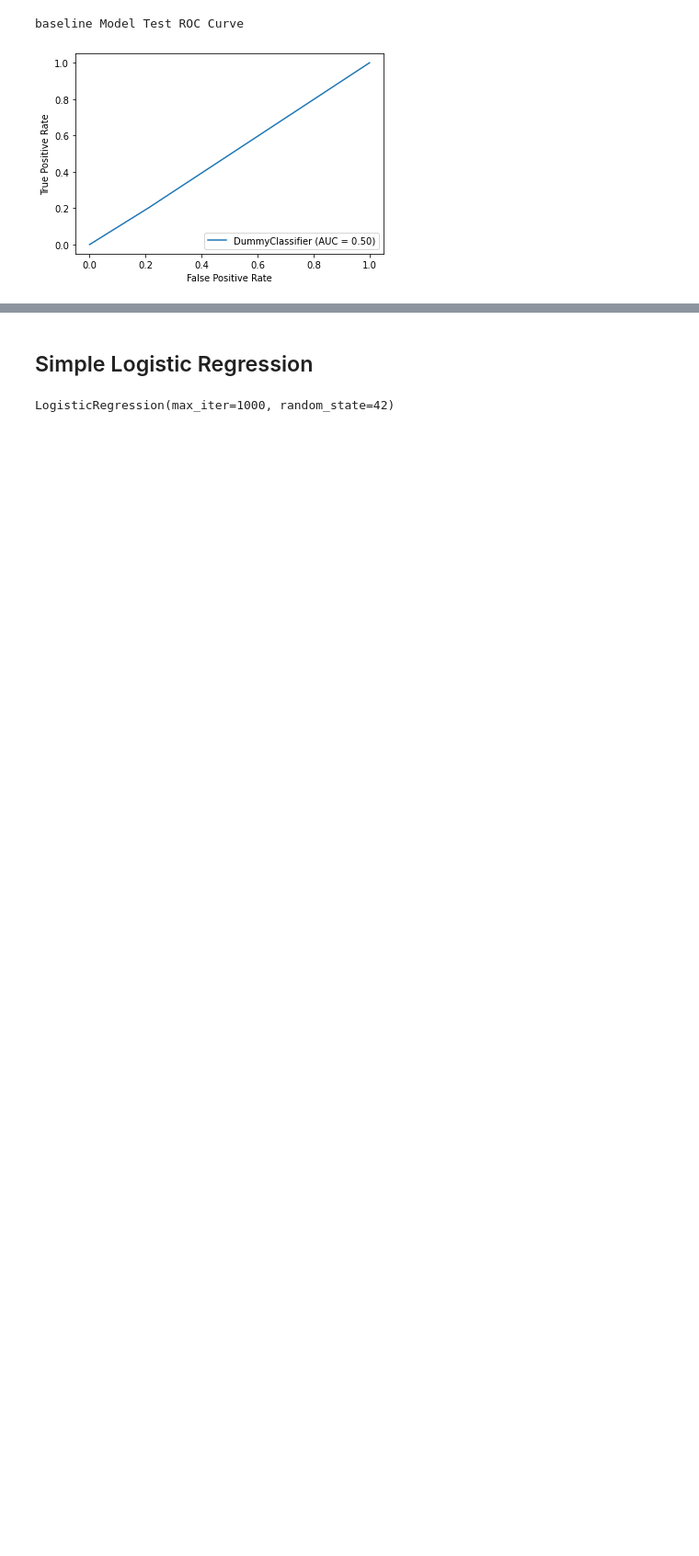
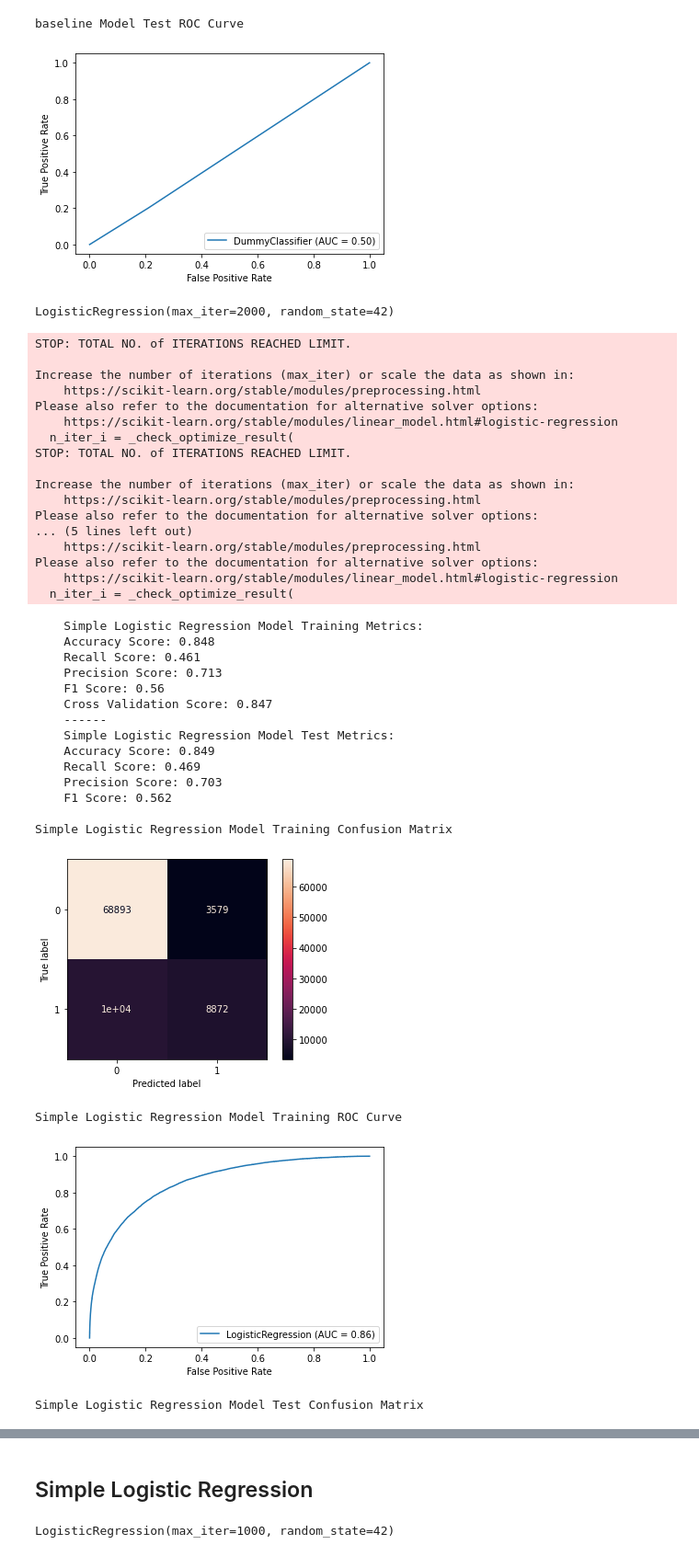
Before and after one commit to alpacanonymous/project3, a Jupyter notebook: StevenNotebook.ipynb, the cells around one changed output, grey strips where cells are left out. Shown at 92% size. Cells and saved outputs as stored; diff of their text form; code cells hidden in the pictures; blank space fills up the shorter version.

```diff
--- a/StevenNotebook.ipynb
+++ b/StevenNotebook.ipynb
@@ -246,3 +247,46 @@ baseline Model Test Confusion Matrix
 [figure]
 baseline Model Test ROC Curve
 [figure]
+# %%
+logreg_model= LogisticRegression(random_state=42, max_iter=2000)
+logreg_model.fit(X_train_KNNI, y_train)
+# %% [output]
+LogisticRegression(max_iter=2000, random_state=42)
+# %%
+model_metrics(logreg_model, X_train_KNNI, y_train, X_test_KNNI, y_test, 'Simple Logistic Regression')
+# %% [output]
+STOP: TOTAL NO. of ITERATIONS REACHED LIMIT.
+
+Increase the number of iterations (max_iter) or scale the data as shown in:
+    https://scikit-learn.org/stable/modules/preprocessing.html
+Please also refer to the documentation for alternative solver options:
+    https://scikit-learn.org/stable/modules/linear_model.html#logistic-regression
+  n_iter_i = _check_optimize_result(
+STOP: TOTAL NO. of ITERATIONS REACHED LIMIT.
+
+Increase the number of iterations (max_iter) or scale the data as shown in:
+    https://scikit-learn.org/stable/modules/preprocessing.html
+Please also refer to the documentation for alternative solver options:
+... (5 lines left out)
+    https://scikit-learn.org/stable/modules/preprocessing.html
+Please also refer to the documentation for alternative solver options:
+    https://scikit-learn.org/stable/modules/linear_model.html#logistic-regression
+  n_iter_i = _check_optimize_result(
+    Simple Logistic Regression Model Training Metrics:
+    Accuracy Score: 0.848
+    Recall Score: 0.461
+    Precision Score: 0.713
+    F1 Score: 0.56
+    Cross Validation Score: 0.847
+    ------
+    Simple Logistic Regression Model Test Metrics:
+    Accuracy Score: 0.849
+    Recall Score: 0.469
+    Precision Score: 0.703
+    F1 Score: 0.562
+
+Simple Logistic Regression Model Training Confusion Matrix
+[figure, added]
+Simple Logistic Regression Model Training ROC Curve
+[figure, added]
+Simple Logistic Regression Model Test Confusion Matrix
```
Also changed, not shown: parts of 17 cells of this notebook.
